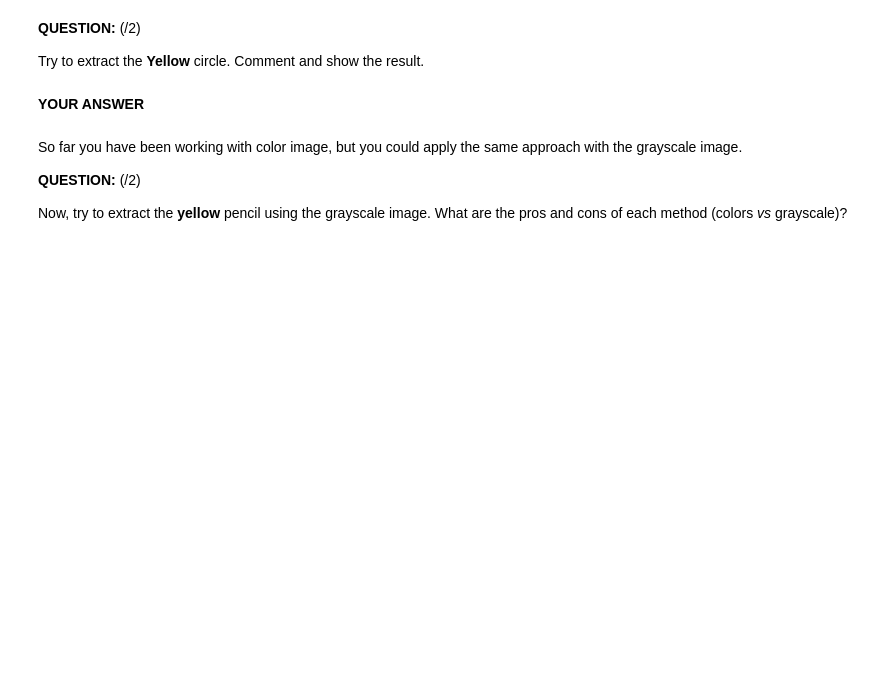
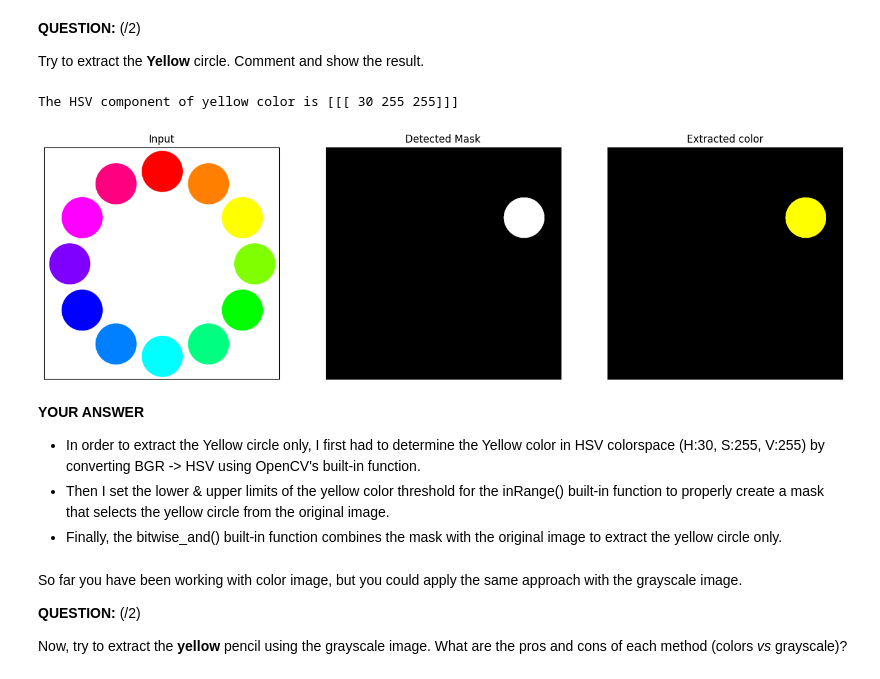
Before and after one commit to Mix-ABELA/Computer-Vision-Image-Processing, a Jupyter notebook: Lab1_Image_Processing/01_introduction_image_processing_2024.ipynb, the cells around one changed output. Cells and saved outputs as stored; diff of their text form; code cells hidden in the pictures; blank space fills up the shorter version.

```diff
--- a/Lab1_Image_Processing/01_introduction_image_processing_2024.ipynb
+++ b/Lab1_Image_Processing/01_introduction_image_processing_2024.ipynb
@@ -224,24 +246,35 @@ print( 'HSV component {}'.format(hsv_red))
 Try to extract the **Yellow** circle. Comment and show the result.
 # %%
 # 1. Read input
-img = cv.imread(os.path.join('..','data', 'circles_color.png'))
+img = cv.imread(os.path.join('.','data', 'circles_color.png'))
 
 # 2. Extract yellow color in HSV
 
-### Your code here ###
+yellow = np.uint8([[[0, 255, 255]]])
+hsv_yellow = cv.cvtColor(yellow, cv.COLOR_BGR2HSV)
+print("The HSV component of yellow color is {}".format(hsv_yellow))
+lower = np.asarray([20,255,255])
+upper = np.asarray([30,255,255])
 
+im, mask = threshold_bgr_image(img, lower, upper)
 
 # 3. Display using subplots
 fig, ax = plt.subplots(1, 3, figsize=(17, 9))
 display_image(img, axes=ax[0])
 ax[0].set_title('Input')
 display_image(mask, axes=ax[1], cmap='gray')
 ax[1].set_title('Detected Mask')
 display_image(im, axes=ax[2])
 ax[2].set_title('Extracted color')
 plt.show()
+# %% [output]
+The HSV component of yellow color is [[[ 30 255 255]]]
+[figure, added]
 # %% [markdown]
 **YOUR ANSWER**
+- In order to extract the Yellow circle only, I first had to determine the Yellow color in HSV colorspace (H:30, S:255, V:255) by converting BGR -> HSV using OpenCV's built-in function.
+- Then I set the lower & upper limits of the yellow color threshold for the inRange() built-in function to properly create a mask that selects the yellow circle from the original image.
+- Finally, the bitwise_and() built-in function combines the mask with the original image to extract the yellow circle only.
 # %% [markdown]
 So far you have been working with color image, but you could apply the same approach with the grayscale image.
 
```
Also changed, not shown: parts of 9 cells of this notebook.
